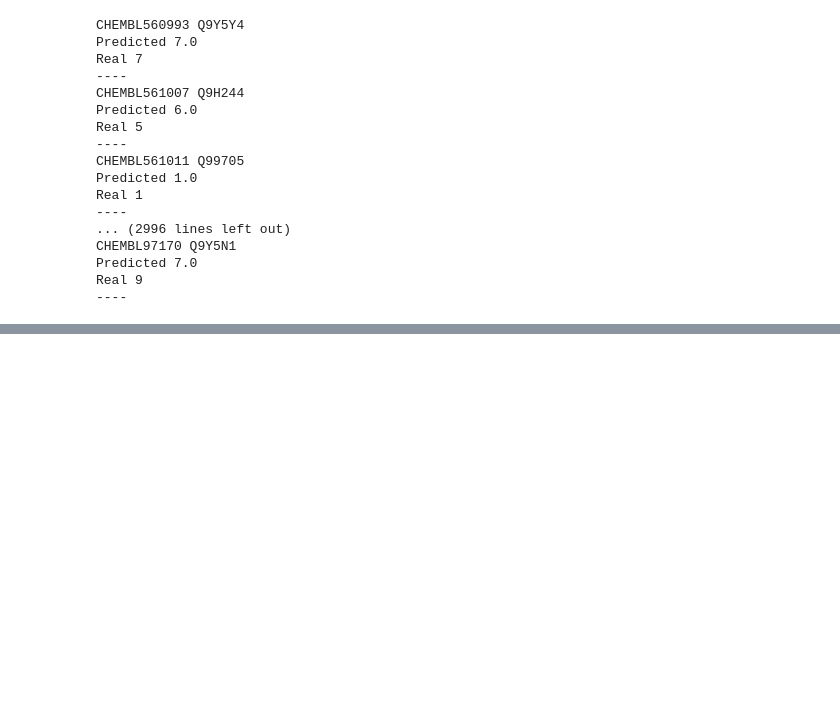
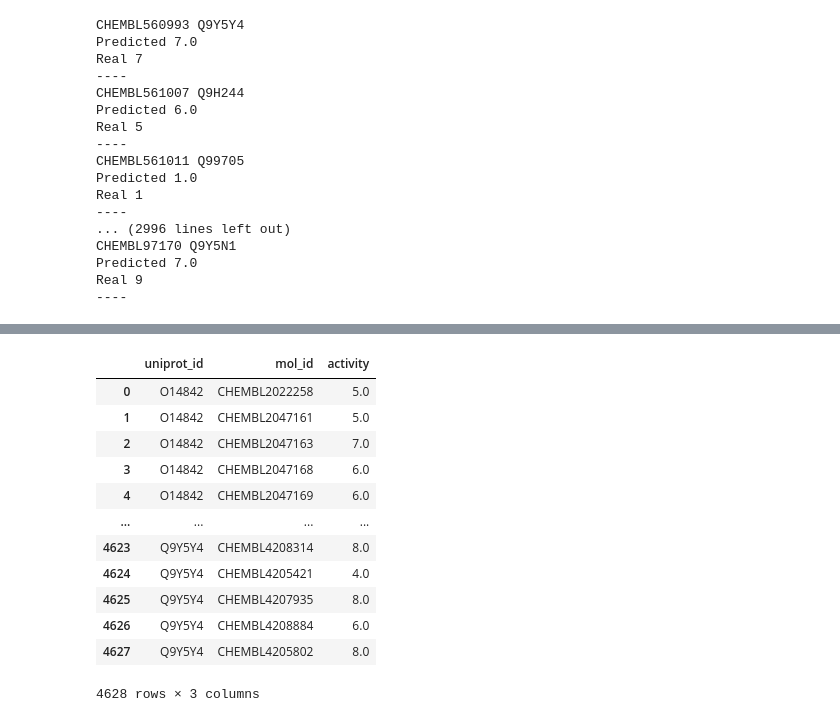
Before and after one commit to Parolps/Project, a Jupyter notebook: collaborative_filtering.ipynb, the cells around one changed output, grey strips where cells are left out. Drawn from its saved outputs; the diff is of its cells as text; code cells hidden in the pictures; blank space fills up the shorter version.

```diff
--- a/collaborative_filtering.ipynb
+++ b/collaborative_filtering.ipynb
@@ -259,0 +277,16 @@ Real 9
+# %%
+test
+# %% [output]
+|  | uniprot_id | mol_id | activity |
+| 0 | O14842 | CHEMBL2022258 | 5.0 |
+| 1 | O14842 | CHEMBL2047161 | 5.0 |
+| 2 | O14842 | CHEMBL2047163 | 7.0 |
+| 3 | O14842 | CHEMBL2047168 | 6.0 |
+| 4 | O14842 | CHEMBL2047169 | 6.0 |
+| ... | ... | ... | ... |
+| 4623 | Q9Y5Y4 | CHEMBL4208314 | 8.0 |
+| 4624 | Q9Y5Y4 | CHEMBL4205421 | 4.0 |
+| 4625 | Q9Y5Y4 | CHEMBL4207935 | 8.0 |
+| 4626 | Q9Y5Y4 | CHEMBL4208884 | 6.0 |
+| 4627 | Q9Y5Y4 | CHEMBL4205802 | 8.0 |
+4628 rows × 3 columns
```
Also changed, not shown: parts of 15 cells of this notebook, 4 other files.
